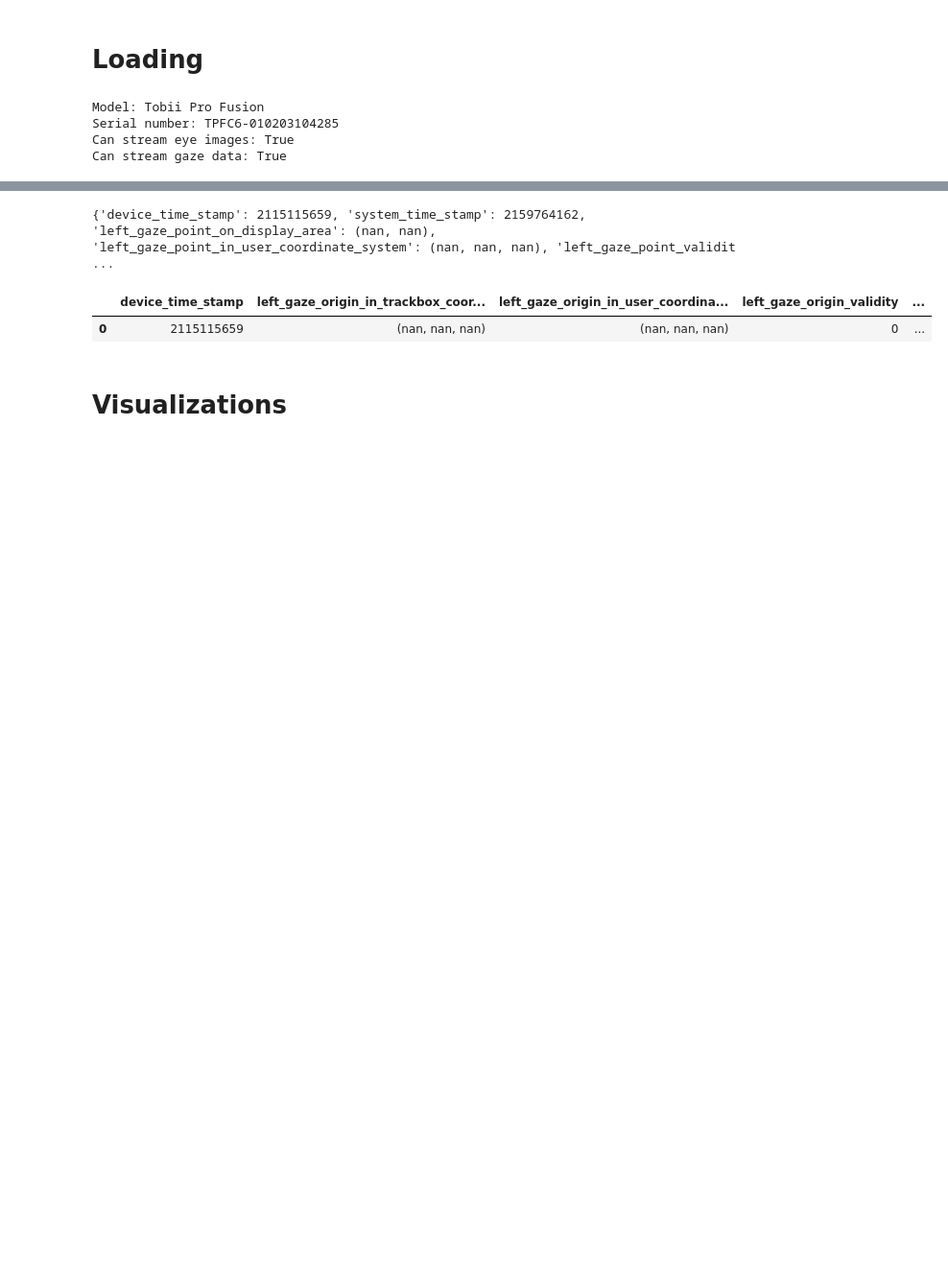
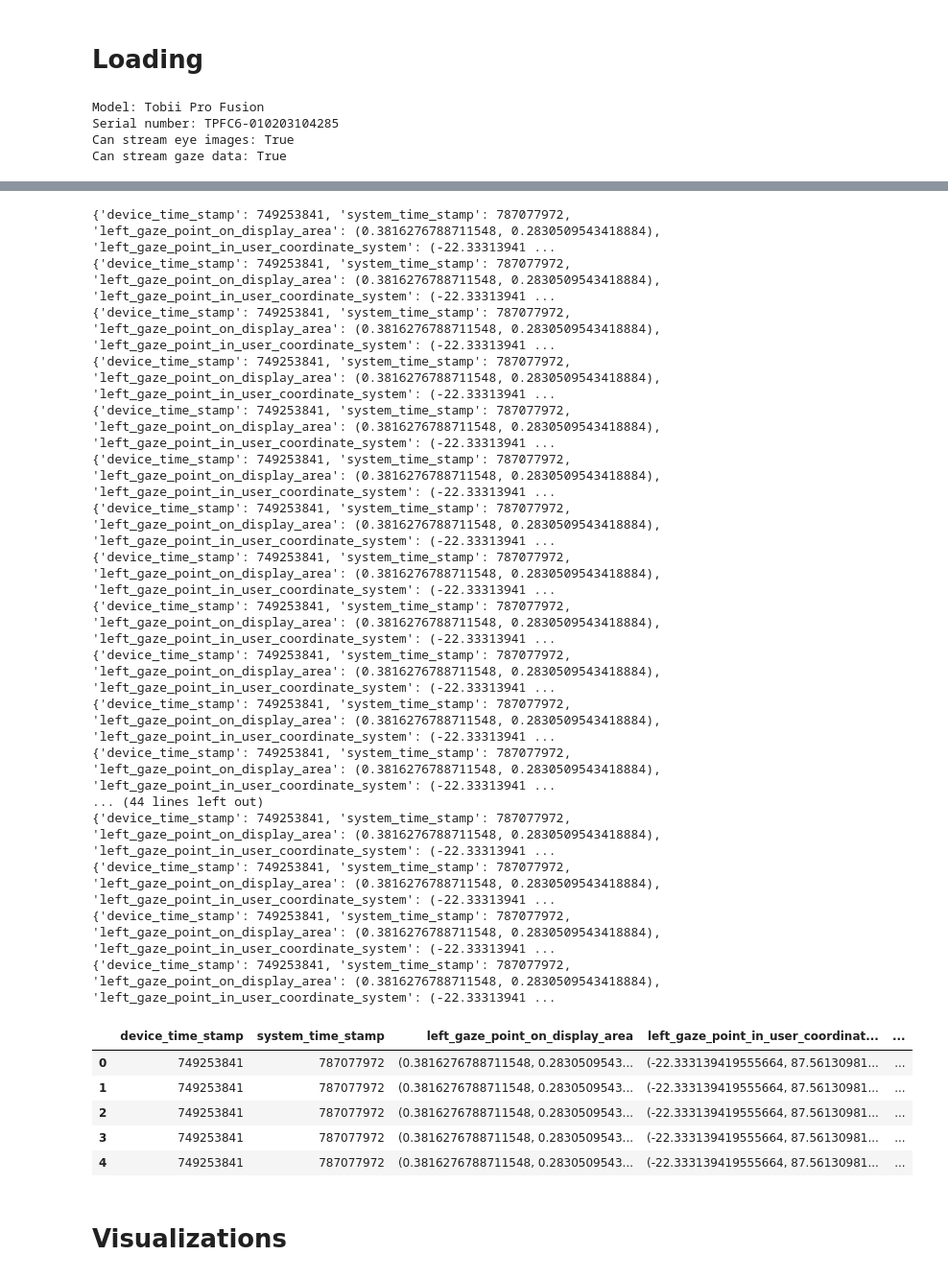
Before and after one commit to crasgaitis/opticars, a Jupyter notebook: test.ipynb, the cells around one changed output, grey strips where cells are left out. Shown at 96% size. Cells and saved outputs as stored; diff of their text form; code cells hidden in the pictures; blank space fills up the shorter version.

```diff
--- a/test.ipynb
+++ b/test.ipynb
@@ -53,10 +84,30 @@ def build_dataset(tracker, label, add_on = False, df_orig = pd.DataFrame(),
 # %%
-data, dict = build_dataset(tracker, 'cat', time_step_sec=0.15, tot_time_min=0.0025)
+data, dict_list = build_dataset(tracker, 'cat', time_step_sec=0.15, tot_time_min=0.15)
 data.head()
 # %% [output]
-{'device_time_stamp': 2115115659, 'system_time_stamp': 2159764162, 'left_gaze_point_on_display_area': (nan, nan), 'left_gaze_point_in_user_coordinate_system': (nan, nan, nan), 'left_gaze_point_validit ...
+{'device_time_stamp': 749253841, 'system_time_stamp': 787077972, 'left_gaze_point_on_display_area': (0.3816276788711548, 0.2830509543418884), 'left_gaze_point_in_user_coordinate_system': (-22.33313941 ...
+{'device_time_stamp': 749253841, 'system_time_stamp': 787077972, 'left_gaze_point_on_display_area': (0.3816276788711548, 0.2830509543418884), 'left_gaze_point_in_user_coordinate_system': (-22.33313941 ...
+{'device_time_stamp': 749253841, 'system_time_stamp': 787077972, 'left_gaze_point_on_display_area': (0.3816276788711548, 0.2830509543418884), 'left_gaze_point_in_user_coordinate_system': (-22.33313941 ...
+{'device_time_stamp': 749253841, 'system_time_stamp': 787077972, 'left_gaze_point_on_display_area': (0.3816276788711548, 0.2830509543418884), 'left_gaze_point_in_user_coordinate_system': (-22.33313941 ...
+{'device_time_stamp': 749253841, 'system_time_stamp': 787077972, 'left_gaze_point_on_display_area': (0.3816276788711548, 0.2830509543418884), 'left_gaze_point_in_user_coordinate_system': (-22.33313941 ...
+{'device_time_stamp': 749253841, 'system_time_stamp': 787077972, 'left_gaze_point_on_display_area': (0.3816276788711548, 0.2830509543418884), 'left_gaze_point_in_user_coordinate_system': (-22.33313941 ...
+{'device_time_stamp': 749253841, 'system_time_stamp': 787077972, 'left_gaze_point_on_display_area': (0.3816276788711548, 0.2830509543418884), 'left_gaze_point_in_user_coordinate_system': (-22.33313941 ...
+{'device_time_stamp': 749253841, 'system_time_stamp': 787077972, 'left_gaze_point_on_display_area': (0.3816276788711548, 0.2830509543418884), 'left_gaze_point_in_user_coordinate_system': (-22.33313941 ...
+{'device_time_stamp': 749253841, 'system_time_stamp': 787077972, 'left_gaze_point_on_display_area': (0.3816276788711548, 0.2830509543418884), 'left_gaze_point_in_user_coordinate_system': (-22.33313941 ...
+{'device_time_stamp': 749253841, 'system_time_stamp': 787077972, 'left_gaze_point_on_display_area': (0.3816276788711548, 0.2830509543418884), 'left_gaze_point_in_user_coordinate_system': (-22.33313941 ...
+{'device_time_stamp': 749253841, 'system_time_stamp': 787077972, 'left_gaze_point_on_display_area': (0.3816276788711548, 0.2830509543418884), 'left_gaze_point_in_user_coordinate_system': (-22.33313941 ...
+{'device_time_stamp': 749253841, 'system_time_stamp': 787077972, 'left_gaze_point_on_display_area': (0.3816276788711548, 0.2830509543418884), 'left_gaze_point_in_user_coordinate_system': (-22.33313941 ...
+... (44 lines left out)
+{'device_time_stamp': 749253841, 'system_time_stamp': 787077972, 'left_gaze_point_on_display_area': (0.3816276788711548, 0.2830509543418884), 'left_gaze_point_in_user_coordinate_system': (-22.33313941 ...
+{'device_time_stamp': 749253841, 'system_time_stamp': 787077972, 'left_gaze_point_on_display_area': (0.3816276788711548, 0.2830509543418884), 'left_gaze_point_in_user_coordinate_system': (-22.33313941 ...
+{'device_time_stamp': 749253841, 'system_time_stamp': 787077972, 'left_gaze_point_on_display_area': (0.3816276788711548, 0.2830509543418884), 'left_gaze_point_in_user_coordinate_system': (-22.33313941 ...
+{'device_time_stamp': 749253841, 'system_time_stamp': 787077972, 'left_gaze_point_on_display_area': (0.3816276788711548, 0.2830509543418884), 'left_gaze_point_in_user_coordinate_system': (-22.33313941 ...
-|  | device_time_stamp | left_gaze_origin_in_trackbox_coor... | left_gaze_origin_in_user_coordina... | left_gaze_origin_validity | ... |
-| 0 | 2115115659 | (nan, nan, nan) | (nan, nan, nan) | 0 | ... |
+|  | device_time_stamp | system_time_stamp | left_gaze_point_on_display_area | left_gaze_point_in_user_coordinat... | ... |
+| 0 | 749253841 | 787077972 | (0.3816276788711548, 0.2830509543... | (-22.333139419555664, 87.56130981... | ... |
+| 1 | 749253841 | 787077972 | (0.3816276788711548, 0.2830509543... | (-22.333139419555664, 87.56130981... | ... |
+| 2 | 749253841 | 787077972 | (0.3816276788711548, 0.2830509543... | (-22.333139419555664, 87.56130981... | ... |
+| 3 | 749253841 | 787077972 | (0.3816276788711548, 0.2830509543... | (-22.333139419555664, 87.56130981... | ... |
+| 4 | 749253841 | 787077972 | (0.3816276788711548, 0.2830509543... | (-22.333139419555664, 87.56130981... | ... |
 # %%
 data.to_csv("lam_looking_for_bounds.csv")
 # %% [markdown]
```
Also changed, not shown: parts of 9 cells of this notebook, 6 other files.
